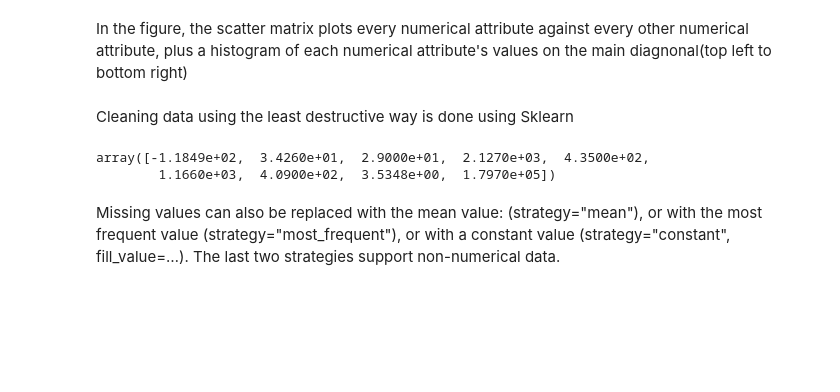
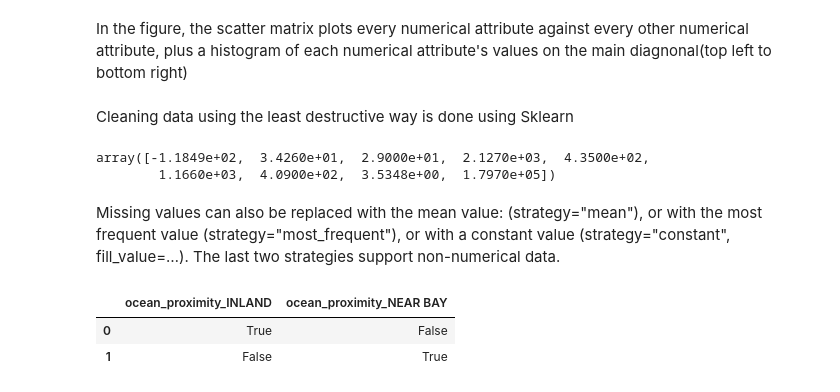
Before and after one commit to MichaelWaruiru/ml-tutorials, a Jupyter notebook: main.ipynb, the cells around one changed output. Cells and saved outputs as stored; diff of their text form; code cells hidden in the pictures; blank space fills up the shorter version.

Commit message:
Added dummies

```diff
--- a/main.ipynb
+++ b/main.ipynb
@@ -155,3 +155,10 @@ Missing values can also be replaced with the mean value:
     (strategy="mean"), or with the most frequent value
     (strategy="most_frequent"), or with a constant value
     (strategy="constant", fill_value=…). The last two strategies support non-numerical data.
+# %%
+df_test = pd.DataFrame({"ocean_proximity": ["INLAND", "NEAR BAY"]})
+pd.get_dummies(df_test)
+# %% [output]
+|  | ocean_proximity_INLAND | ocean_proximity_NEAR BAY |
+| 0 | True | False |
+| 1 | False | True |
```
Also changed, not shown: parts of 1 cell of this notebook.
